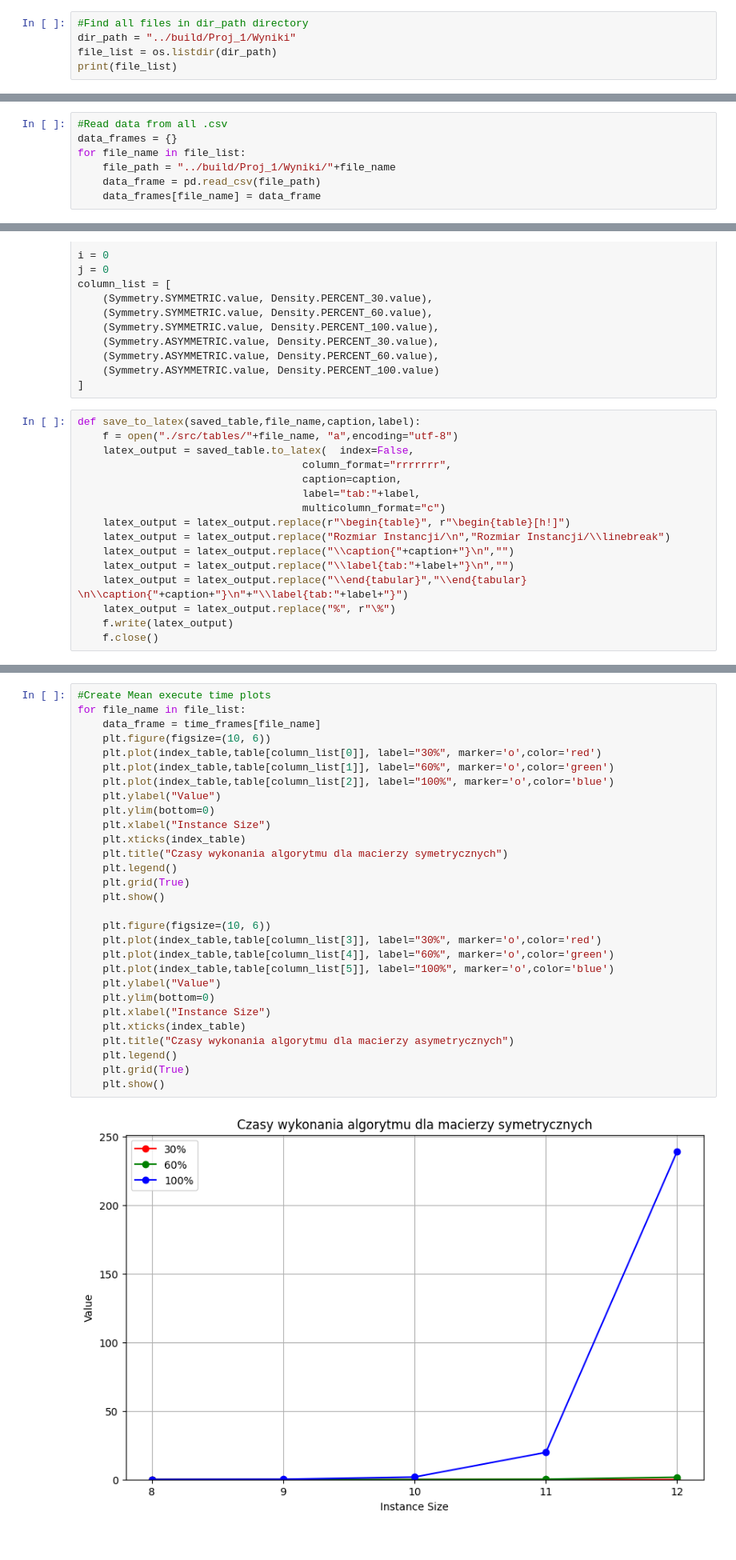
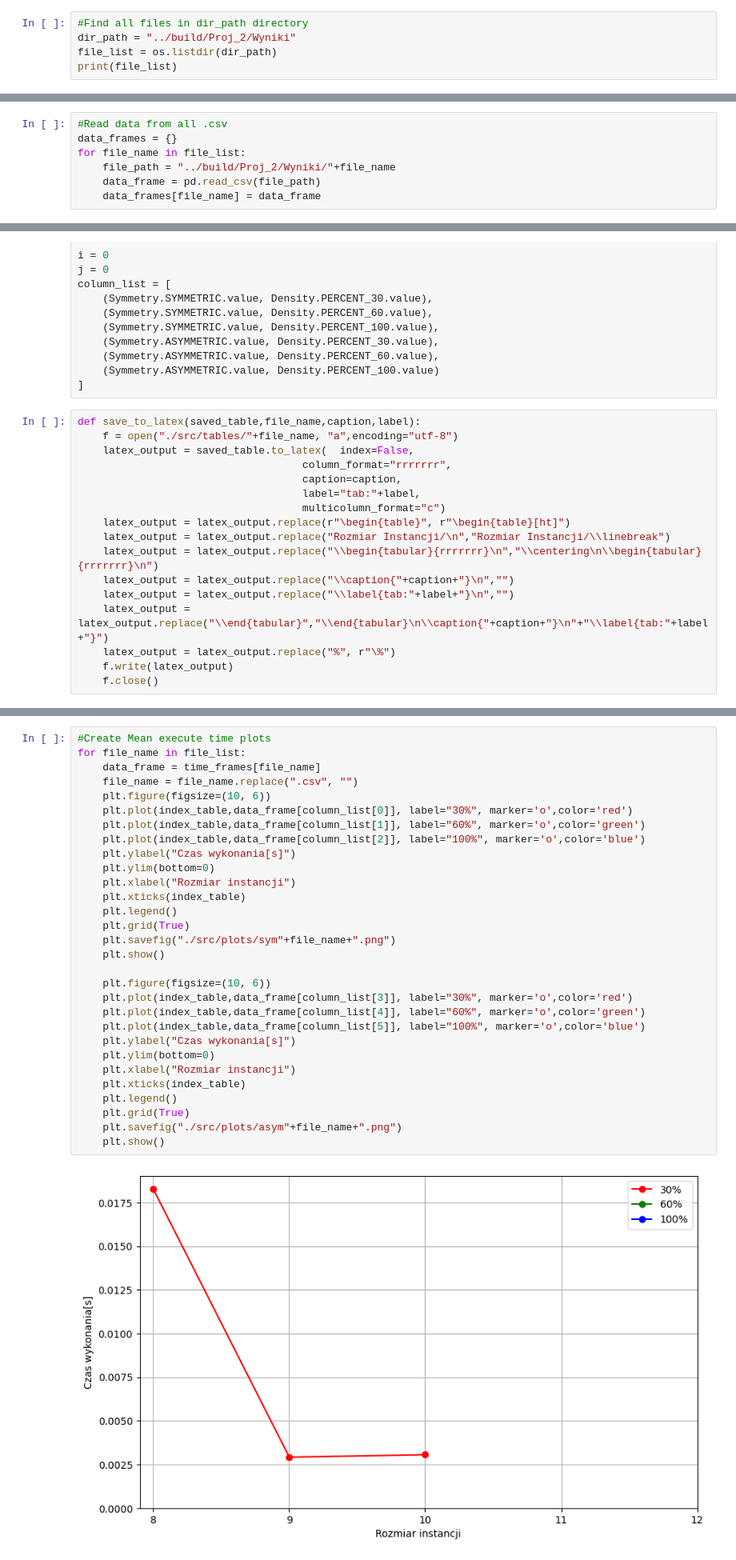
Before and after one commit to krysx7003/PEA, a Jupyter notebook: Proj_2/Proj_2.ipynb, the cells around one changed output, grey strips where cells are left out. Shown at 80% size. Cells and saved outputs as stored; diff of their text form.

```diff
--- a/Proj_2/Proj_2.ipynb
+++ b/Proj_2/Proj_2.ipynb
@@ -19,7 +19,7 @@ class Density(Enum):
     PERCENT_100 = "100%"
 # %%
 #Find all files in dir_path directory
-dir_path = "../build/Proj_1/Wyniki"
+dir_path = "../build/Proj_2/Wyniki"
 file_list = os.listdir(dir_path)
 print(file_list)
 # %% [output]
@@ -28,7 +28,7 @@ print(file_list)
 #Read data from all .csv
 data_frames = {}
 for file_name in file_list:
-    file_path = "../build/Proj_1/Wyniki/"+file_name
+    file_path = "../build/Proj_2/Wyniki/"+file_name
     data_frame = pd.read_csv(file_path)
     data_frames[file_name] = data_frame
 # %%
@@ -70,11 +70,12 @@ def save_to_latex(saved_table,file_name,caption,label):
                                     caption=caption,
                                     label="tab:"+label,
                                     multicolumn_format="c")
-    latex_output = latex_output.replace(r"\begin{table}", r"\begin{table}[h!]")
+    latex_output = latex_output.replace(r"\begin{table}", r"\begin{table}[ht]")
     latex_output = latex_output.replace("Rozmiar Instancji/\n","Rozmiar Instancji/\\linebreak")
+    latex_output = latex_output.replace("\\begin{tabular}{rrrrrrr}\n","\\centering\n\\begin{tabular}{rrrrrrr}\n")
     latex_output = latex_output.replace("\\caption{"+caption+"}\n","")
     latex_output = latex_output.replace("\\label{tab:"+label+"}\n","")
-    latex_output = latex_output.replace("\\end{tabular}","\\end{tabular} \n\\caption{"+caption+"}\n"+"\\label{tab:"+label+"}")
+    latex_output = latex_output.replace("\\end{tabular}","\\end{tabular}\n\\caption{"+caption+"}\n"+"\\label{tab:"+label+"}")
     latex_output = latex_output.replace("%", r"\%")
     f.write(latex_output)
     f.close()
@@ -111,31 +144,32 @@ Rozmiar/Gęstość         30%      60%       100%          30%       60%
 # %%
 #Create Mean execute time plots
 for file_name in file_list:
     data_frame = time_frames[file_name]
+    file_name = file_name.replace(".csv", "")
     plt.figure(figsize=(10, 6))
-    plt.plot(index_table,table[column_list[0]], label="30%", marker='o',color='red')
-    plt.plot(index_table,table[column_list[1]], label="60%", marker='o',color='green')
-    plt.plot(index_table,table[column_list[2]], label="100%", marker='o',color='blue')
-    plt.ylabel("Value")
+    plt.plot(index_table,data_frame[column_list[0]], label="30%", marker='o',color='red')
+    plt.plot(index_table,data_frame[column_list[1]], label="60%", marker='o',color='green')
+    plt.plot(index_table,data_frame[column_list[2]], label="100%", marker='o',color='blue')
+    plt.ylabel("Czas wykonania[s]")
     plt.ylim(bottom=0)
-    plt.xlabel("Instance Size")
+    plt.xlabel("Rozmiar instancji")
     plt.xticks(index_table)
-    plt.title("Czasy wykonania algorytmu dla macierzy symetrycznych")
     plt.legend()
     plt.grid(True)
+    plt.savefig("./src/plots/sym"+file_name+".png")
     plt.show()
 
     plt.figure(figsize=(10, 6))
-    plt.plot(index_table,table[column_list[3]], label="30%", marker='o',color='red')
-    plt.plot(index_table,table[column_list[4]], label="60%", marker='o',color='green')
-    plt.plot(index_table,table[column_list[5]], label="100%", marker='o',color='blue')
-    plt.ylabel("Value")
+    plt.plot(index_table,data_frame[column_list[3]], label="30%", marker='o',color='red')
+    plt.plot(index_table,data_frame[column_list[4]], label="60%", marker='o',color='green')
+    plt.plot(index_table,data_frame[column_list[5]], label="100%", marker='o',color='blue')
+    plt.ylabel("Czas wykonania[s]")
     plt.ylim(bottom=0)
-    plt.xlabel("Instance Size")
+    plt.xlabel("Rozmiar instancji")
     plt.xticks(index_table)
-    plt.title("Czasy wykonania algorytmu dla macierzy asymetrycznych")
     plt.legend()
     plt.grid(True)
+    plt.savefig("./src/plots/asym"+file_name+".png")
     plt.show()
 # %% [output]
-[figure, old version]
+[figure, new version]
```
Also changed, not shown: parts of 6 cells of this notebook, 21 other files.
